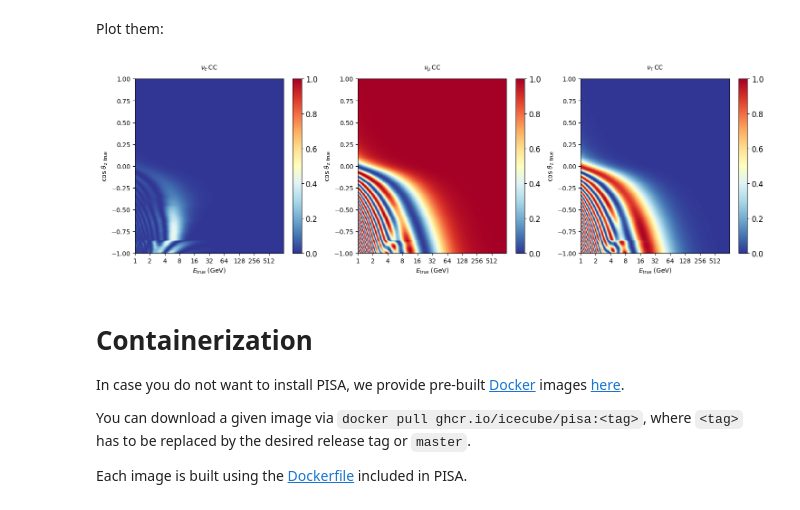
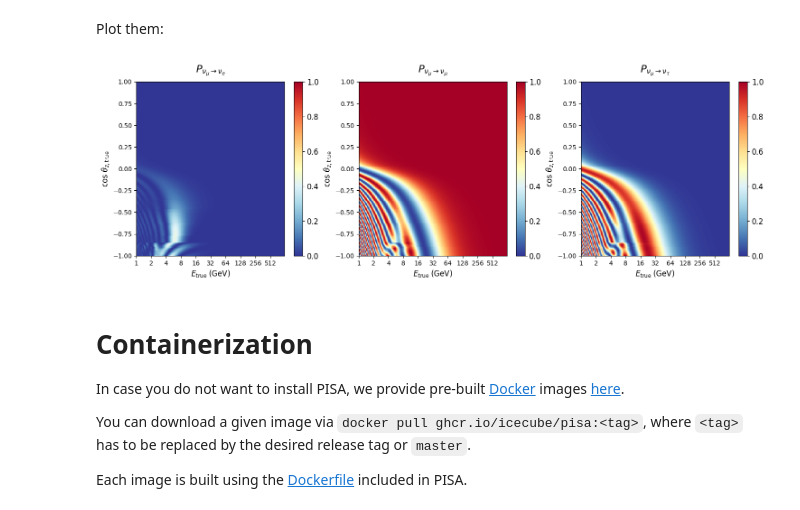
Before and after one commit to icecube/pisa, a Jupyter notebook: pisa_examples/README.ipynb, the cells around one changed output. Cells and saved outputs as stored; diff of their text form; code cells hidden in the pictures.

Commit message:
improve oscillogram plotting [no ci]

```diff
--- a/pisa_examples/README.ipynb
+++ b/pisa_examples/README.ipynb
@@ -59,12 +59,13 @@ outputs = template_maker.data.get_mapset('prob_mu')
 # %% [markdown]
 Plot them:
 # %%
+plot_kwargs = {"titlesize": 16, "xlabelsize": 12, "ylabelsize": 12, "cmap": "RdYlBu_r", "vmin": 0, "vmax": 1}
 fig, axes = plt.subplots(figsize=(18, 5), ncols=3)
-outputs['nue_cc'].plot(ax=axes[0], cmap='RdYlBu_r', vmin=0, vmax=1);
-outputs['numu_cc'].plot(ax=axes[1], cmap='RdYlBu_r', vmin=0, vmax=1);
-outputs['nutau_cc'].plot(ax=axes[2], cmap='RdYlBu_r', vmin=0, vmax=1);
+outputs['nue_cc'].plot(ax=axes[0], title=r"$P_{\nu_\mu\to\nu_e}$", **plot_kwargs)
+outputs['numu_cc'].plot(ax=axes[1], title=r"$P_{\nu_\mu\to\nu_\mu}$", **plot_kwargs)
+outputs['nutau_cc'].plot(ax=axes[2], title=r"$P_{\nu_\mu\to\nu_\tau}$", **plot_kwargs);
 # %% [output]
-[figure, old version]
+[figure, new version]
 # %% [markdown]
 # Containerization
 
```
Also changed, not shown: 2 other files.
